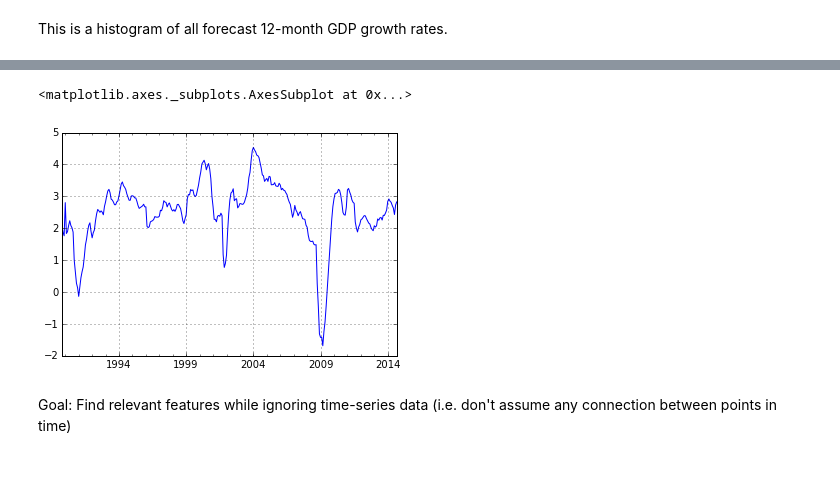
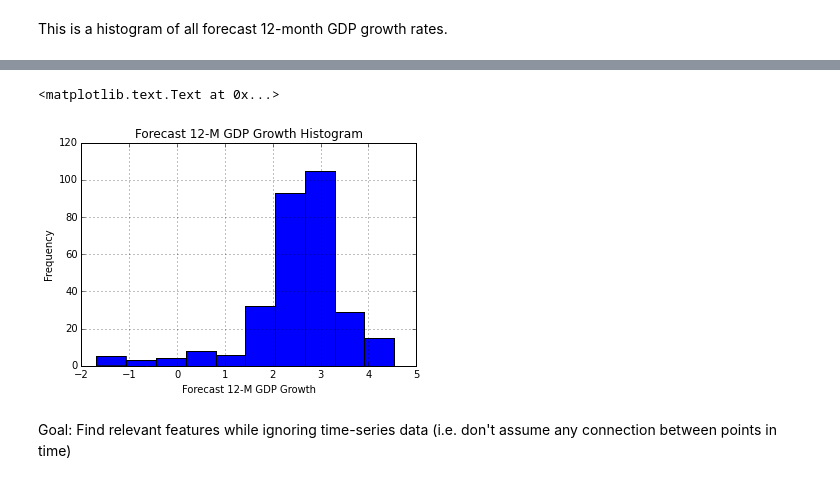
Before and after one commit to rhouck/gdp, a Jupyter notebook: Predict GDP Forecasts.ipynb, the cells around one changed output, grey strips where cells are left out. Drawn from its saved outputs; the diff is of its cells as text; code cells hidden in the pictures.

```diff
--- a/Predict GDP Forecasts.ipynb
+++ b/Predict GDP Forecasts.ipynb
@@ -101,8 +101,13 @@ This is a time series plot of forecast 12-month GDP growth rates
-# %%
-forecasts.plot()
-# %% [output]
-<matplotlib.axes._subplots.AxesSubplot at 0x...>
-[figure, removed]
+# %%
+# forecast histogram
+plt.figure()
+chart = forecasts.hist(bins=10)
+chart.set_xlabel('Forecast 12-M GDP Growth')
+chart.set_ylabel('Frequency')
+chart.set_title('Forecast 12-M GDP Growth Histogram')
+# %% [output]
+<matplotlib.text.Text at 0x...>
+[figure, added]
 # %% [markdown]
 Goal: Find relevant features while ignoring time-series data (i.e. don't assume any connection between points in time)
 # %%
```
Also changed, not shown: parts of 13 cells of this notebook.
